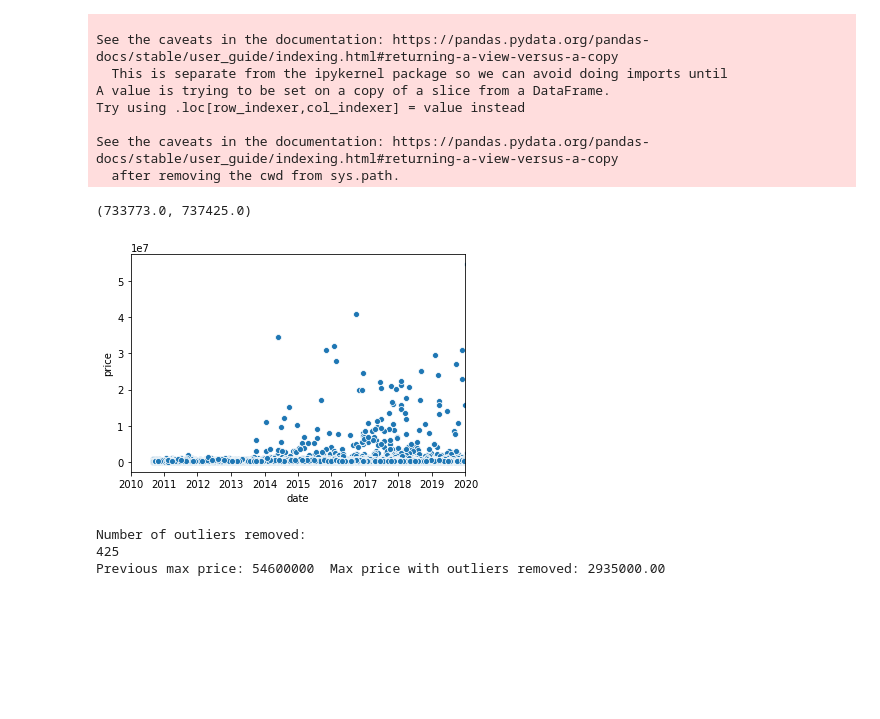
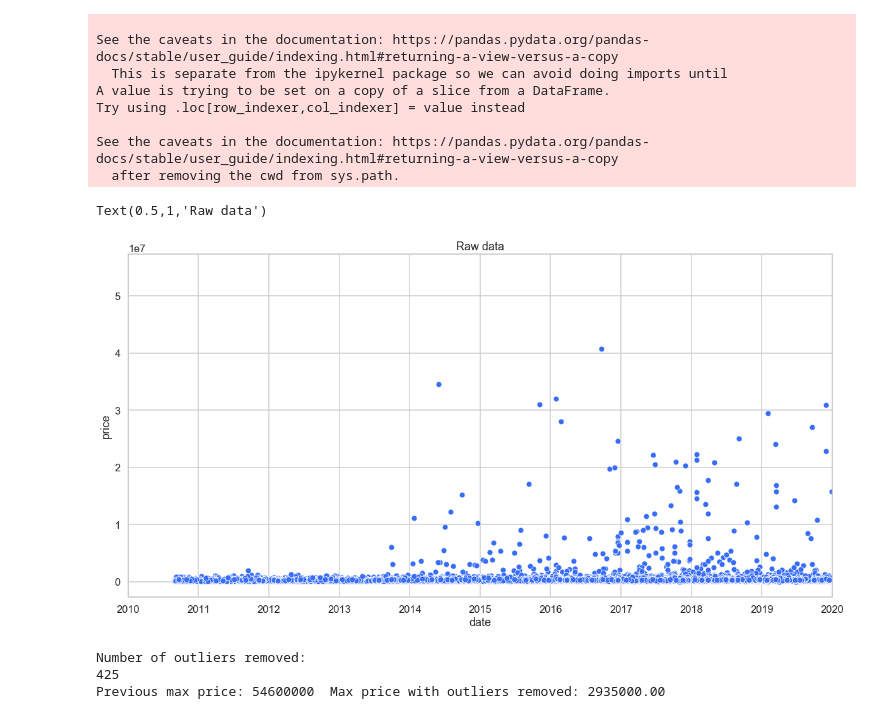
Before and after one commit to risdallseis/Cardiff_house_sales, a Jupyter notebook: clean_eda.ipynb, the cells around one changed output. Saved outputs shown, nothing was run; the diff lists cells and outputs as text; code cells hidden in the pictures; blank space fills up the shorter version.

Commit message:
figures updated

```diff
--- a/clean_eda.ipynb
+++ b/clean_eda.ipynb
@@ -9,10 +9,17 @@ import matplotlib.pyplot as plt
 import sklearn as skl
 import datetime
 
+#Setting default seaborn visual settings
+sns.set_style('whitegrid')
+sns.set_context('talk')
+sns.set_palette('rainbow')
+
 #Reading in raw data
 df=pd.read_csv('C:/Users/Rory/Downloads/ppd_data.csv',index_col = 'unique_id')
+
 #Keeping copy of raw data
 df_old=df
+
 #Changing to datetime format
 df['deed_date'] = pd.to_datetime(df['deed_date'])
 df['deed_date'].dtype
@@ -73,11 +80,13 @@ See the caveats in the documentation: https://pandas.pydata.org/pandas-docs/stab
   after removing the cwd from sys.path.
 # %%
 #Scatter plot of price and date over a decade
-ax=sns.scatterplot(x="date", y="price", data=df)
+plt.figure(figsize=(20,10))
+ax=sns.scatterplot(x="date", y="price", data=df);
 ax.set_xlim([datetime.date(2010, 1, 1), datetime.date(2020, 1, 1)])
+plt.title("Raw data")
 # %% [output]
-(733773.0, 737425.0)
+Text(0.5,1,'Raw data')
-[figure, old version]
+[figure, new version]
 # %%
 #Outlier removal - lets get rid of those million pound houses.....
 
```
Also changed, not shown: parts of 4 cells of this notebook.
